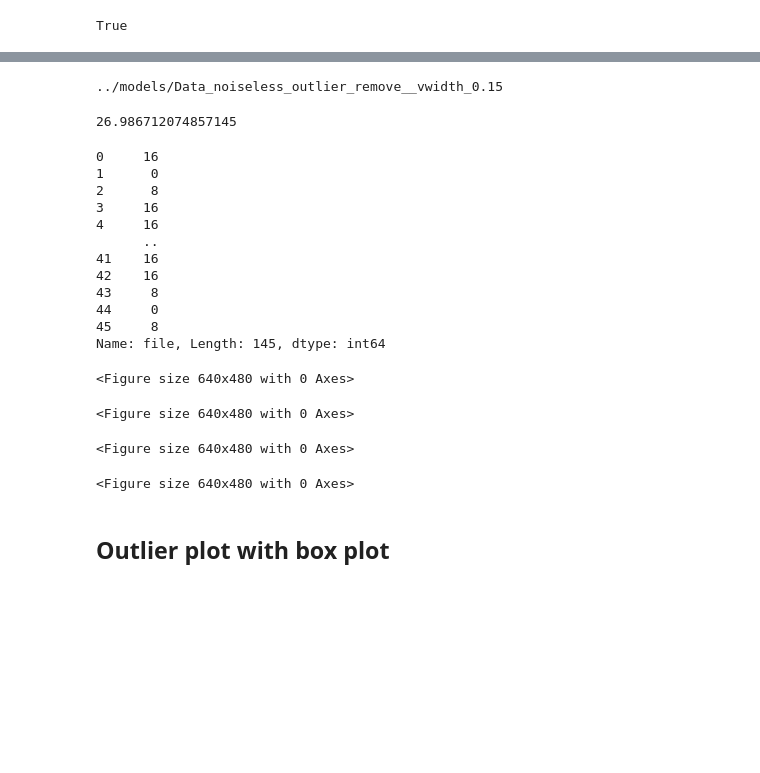
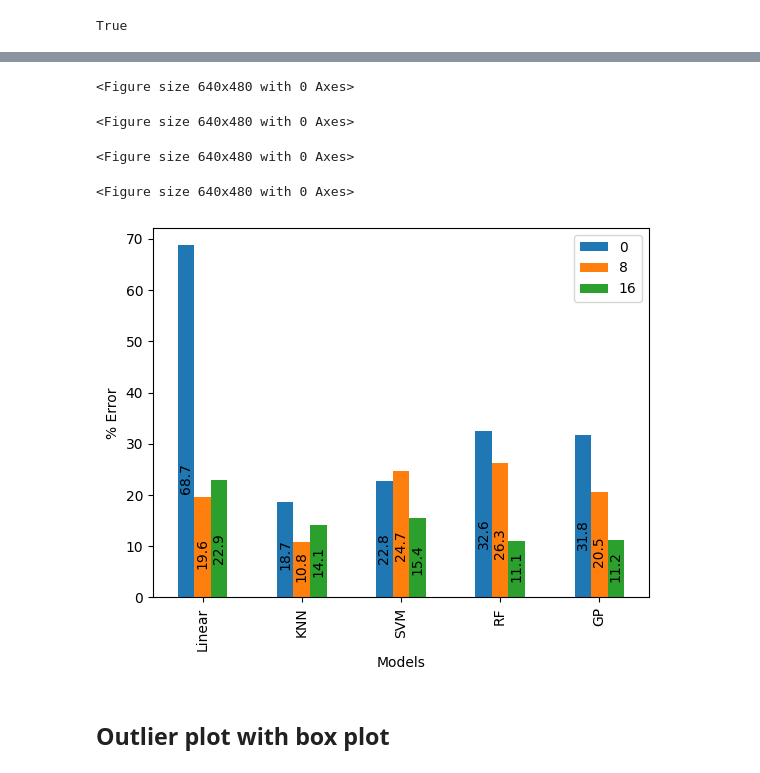
Before and after one commit to ramseylab/vgramreg, a Jupyter notebook: notebooks/train_model_with_noise.ipynb, the cells around one changed output, grey strips where cells are left out. Saved outputs shown, nothing was run; the diff lists cells and outputs as text; code cells hidden in the pictures; blank space fills up the shorter version.

Commit message:
Add code to run class stratified scores on test set

```diff
--- a/notebooks/train_model_with_noise.ipynb
+++ b/notebooks/train_model_with_noise.ipynb
@@ -233,26 +198,38 @@ for model_name in models:
-# %%
-print(save_model_name)
-model_name = 'GP'
-with open(f'{save_model_name}/{model_name}.pickle', 'rb') as f:
-    model = load(f)
-y_pred = model.predict(X_test[models_features_per[model_name]])
-
-per_error(y_test, y_pred, y_LOD)
-# %% [output]
-../models/Data_noiseless_outlier_remove__vwidth_0.15
-26.986712074857145
 # %%
-y_test
+def evaluate_score_class_stratified(y_pred:np.ndarray, y_test:pd.Series, score='r2', y_LOD=0.9117010154341669):
+    y_test = y_test.reset_index(drop=True)
+
+    labels = y_test.unique()
+    temp   = y_test.groupby(y_test).apply(lambda x: x.index.tolist())
+    label_to_indx = {label:temp[label] for label in labels}
+
+    scores = {}
+
+    for label in labels:
+        indx = label_to_indx[label]       # Find respective indices for the label
+
+        y_pred_label = y_pred[indx]       # Only take the specific label
+        y_test_label = y_test[indx]
+
+
+        # Evaluate score for only the specified labels
+        residue = y_test_label.to_numpy() - y_pred_label
+
+        if score=='r2': scores[label] = {'score': r2_score(y_test_label,  y_pred_label),        'residue':  residue}
+        else:  scores[label] = {'score': per_error(y_test_label, y_pred_label, y_LOD), 'residue': residue }
+
+    return scores
+
+def visualization_class_stratified(dict_, path_name):
+    df_temp = pd.DataFrame(dict_)
+    ax = df_temp.plot(x='Models', y=['0', '8', '16'], kind='bar', legend=False)
+    plt.legend()
+    for i, p in enumerate(ax.patches):
+        ax.annotate(str(round(p.get_height(), 1)), (p.get_x() + p.get_width() / 2., 0.3 * p.get_height()),
+                ha='center', va='center', xytext=(0, 10), textcoords='offset points',  rotation='vertical', fontsize=10, )
+
+    plt.xlabel('Models')
+    plt.ylabel('% Error')
+    if path_name!='':
+        plt.savefig(f'{path_name}', dpi=300, bbox_inches='tight')
+    # plt.show()
-# %% [output]
-0     16
-1      0
-2      8
-3     16
-4     16
-      ..
-41    16
-42    16
-43     8
-44     0
-45     8
-Name: file, Length: 145, dtype: int64
@@ -259,19 +302,22 @@ Name: file, Length: 145, dtype: int64
 # %%
-savedir   = f'../results/Noisy_Training_Dataset/data_property_{data_propery}_blank_norm_{blank_norm}_outlier_remove_{remove_outlier}_vwidth_0.15'
+savedir   = f'../results/Noisy_Training_Dataset/data_property_{data_propery}_blank_norm_{blank_norm}_outlier_remove_{remove_outlier}_vwidth_{vwidth}'
 adj_score = False
 
 os.makedirs(savedir, exist_ok=True)
 
 visualization_testing_dataset(r2_score_val,  f'{savedir}/r2_score_val.png',   model_name_conversion, only_one_multivariate=False, adj_score=adj_score, legends=True)
 visualization_testing_dataset(per_diff_val, f'{savedir}/per_error_val.png', model_name_conversion, only_one_multivariate=False, r2_score=False, adj_score=False, legends=True)
 
 visualization_testing_dataset(r2_score_test,  f'{savedir}/r2_score_test.png',   model_name_conversion, only_one_multivariate=False, adj_score=adj_score, legends=True)
 visualization_testing_dataset(per_diff_test, f'{savedir}/per_error_test.png', model_name_conversion, only_one_multivariate=False, r2_score=False, adj_score=False, legends=True)
+
+visualization_class_stratified(per_diff_class_stratified_test, f'{savedir}/per_error_class_stratified.png')
 # %% [output]
 <Figure size 640x480 with 0 Axes>
 <Figure size 640x480 with 0 Axes>
 <Figure size 640x480 with 0 Axes>
 <Figure size 640x480 with 0 Axes>
+[figure, added]
 # %% [markdown]
 ## Outlier plot with box plot
 # %%
```
Also changed, not shown: parts of 9 cells of this notebook.
